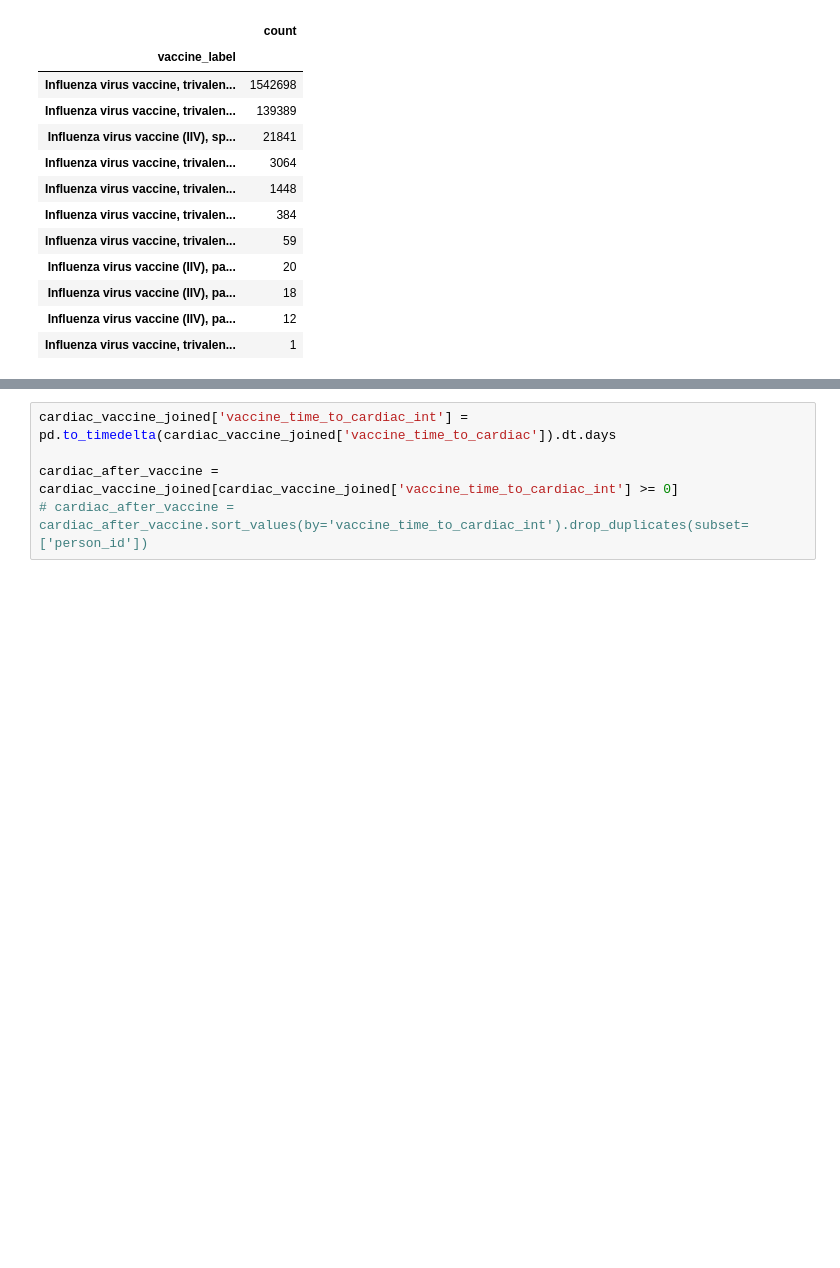
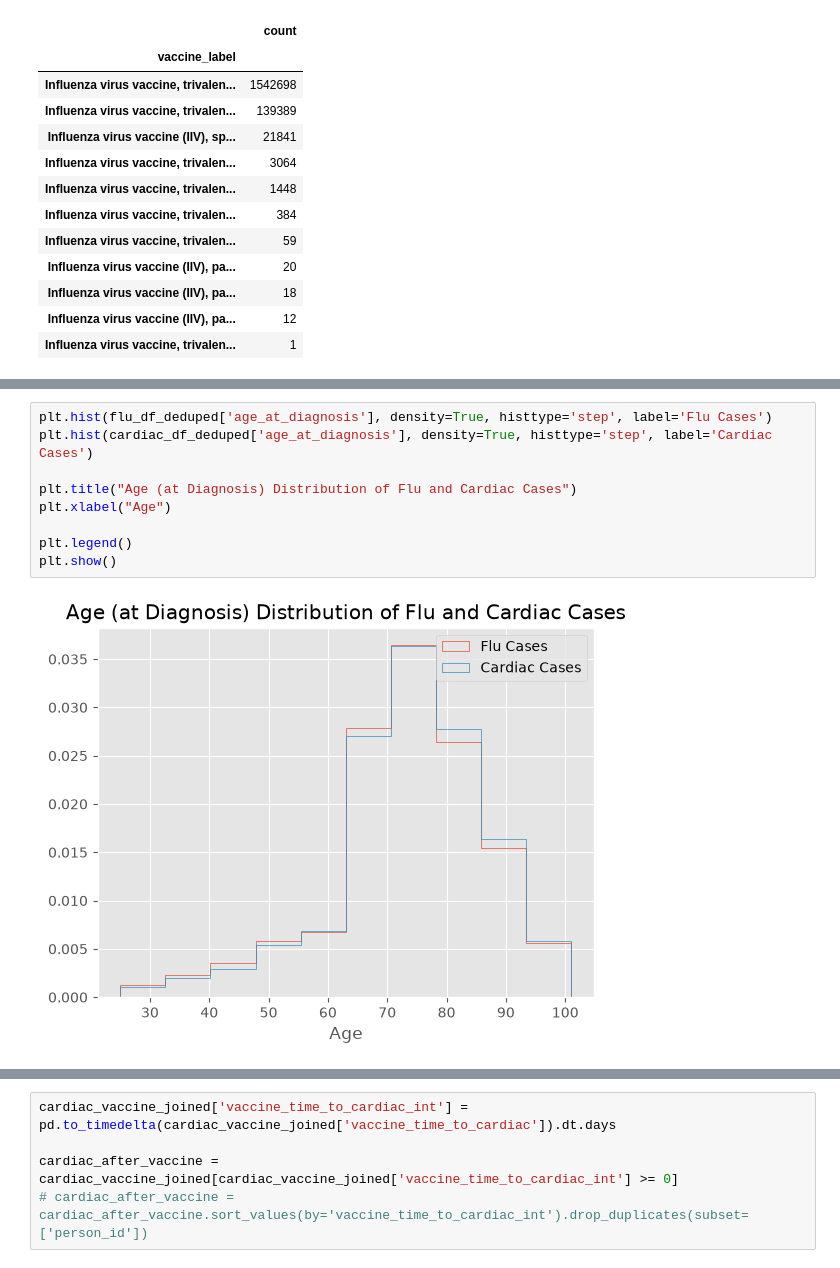
Before and after one commit to hjombach/synthetic_omop_analysis, a Jupyter notebook: eda.ipynb, the cells around one changed output, grey strips where cells are left out. Saved outputs shown, nothing was run; the diff lists cells and outputs as text; blank space fills up the shorter version.

```diff
--- a/eda.ipynb
+++ b/eda.ipynb
@@ -458 +647,12 @@ flu_df_deduped = flu_df_deduped.drop_duplicates(subset=['condition_era_id'])
+# %%
+plt.hist(flu_df_deduped['age_at_diagnosis'], density=True, histtype='step', label='Flu Cases')
+plt.hist(cardiac_df_deduped['age_at_diagnosis'], density=True, histtype='step', label='Cardiac Cases')
+
+plt.title("Age (at Diagnosis) Distribution of Flu and Cardiac Cases")
+plt.xlabel("Age")
+
+plt.legend()
+plt.show()
+# %% [output]
+[figure, added]
 # %%
```
Also changed, not shown: parts of 119 cells of this notebook, 2 other files.
